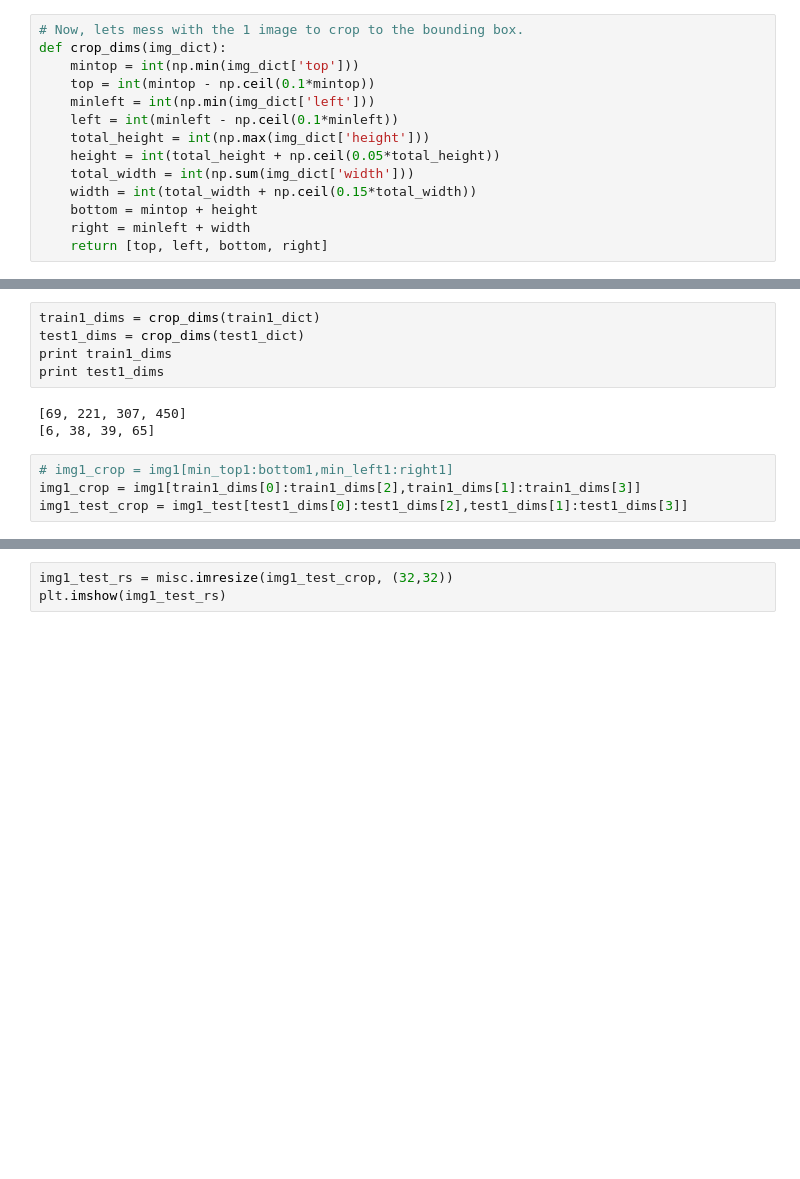
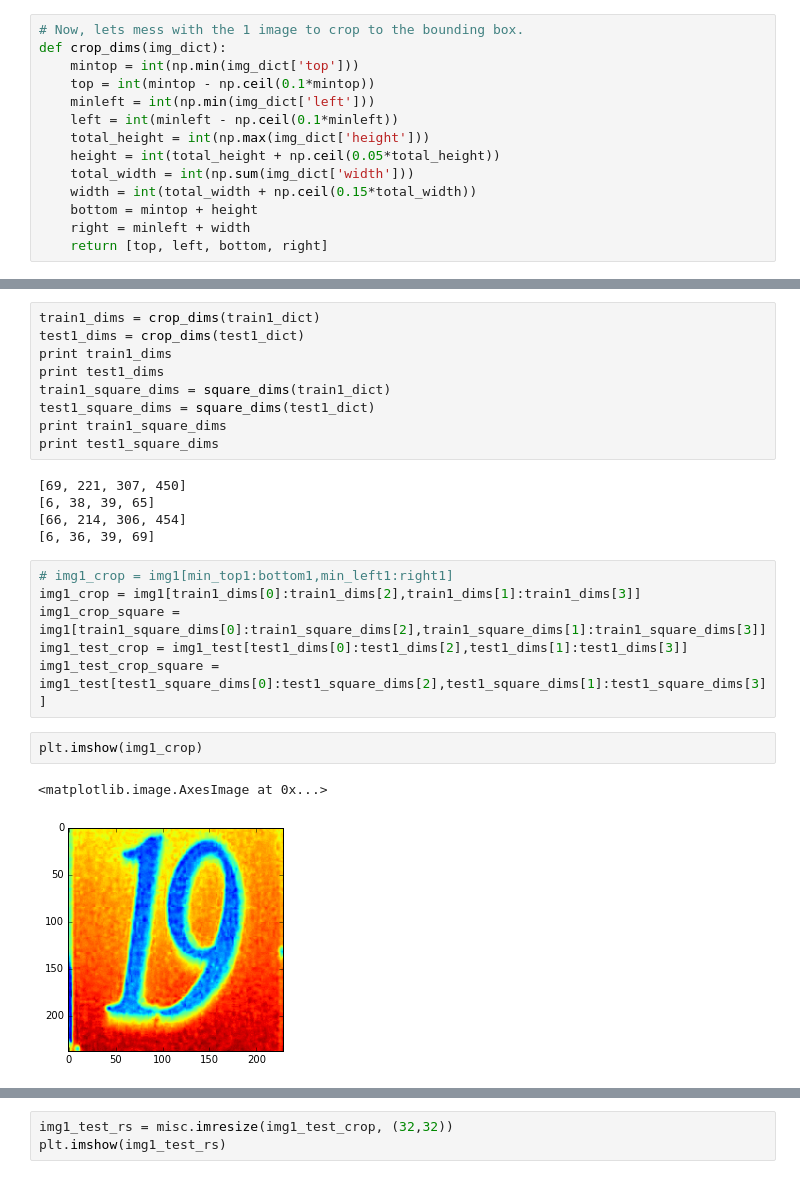
Before and after one commit to drpjm/udacity-mle-project5, a Jupyter notebook: src/svhn_preprocess.ipynb, the cells around one changed output, grey strips where cells are left out. Drawn from its saved outputs; the diff is of its cells as text; blank space fills up the shorter version.

```diff
--- a/src/svhn_preprocess.ipynb
+++ b/src/svhn_preprocess.ipynb
@@ -145,10 +86,23 @@ train1_dims = crop_dims(train1_dict)
 test1_dims = crop_dims(test1_dict)
 print train1_dims
 print test1_dims
+train1_square_dims = square_dims(train1_dict)
+test1_square_dims = square_dims(test1_dict)
+print train1_square_dims
+print test1_square_dims
 # %% [output]
 [69, 221, 307, 450]
 [6, 38, 39, 65]
+[66, 214, 306, 454]
+[6, 36, 39, 69]
 # %%
 # img1_crop = img1[min_top1:bottom1,min_left1:right1]
 img1_crop = img1[train1_dims[0]:train1_dims[2],train1_dims[1]:train1_dims[3]]
+img1_crop_square = img1[train1_square_dims[0]:train1_square_dims[2],train1_square_dims[1]:train1_square_dims[3]]
 img1_test_crop = img1_test[test1_dims[0]:test1_dims[2],test1_dims[1]:test1_dims[3]]
+img1_test_crop_square = img1_test[test1_square_dims[0]:test1_square_dims[2],test1_square_dims[1]:test1_square_dims[3]]
+# %%
+plt.imshow(img1_crop)
+# %% [output]
+<matplotlib.image.AxesImage at 0x...>
+[figure, added]
```
Also changed, not shown: parts of 20 cells of this notebook, 27 other files.
